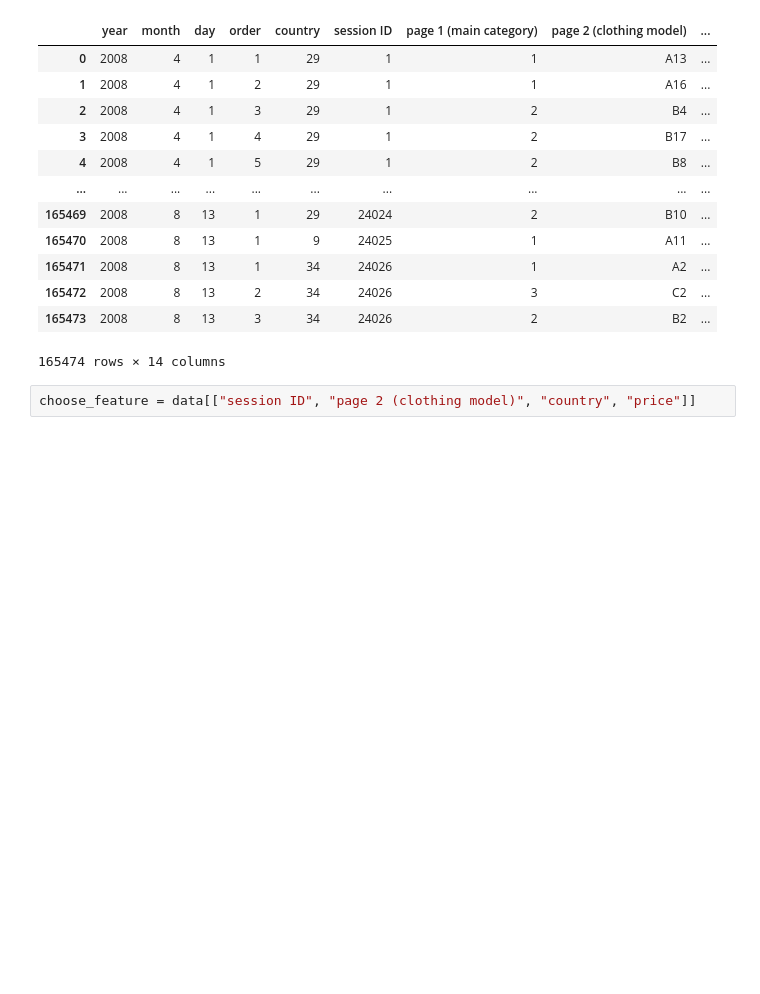
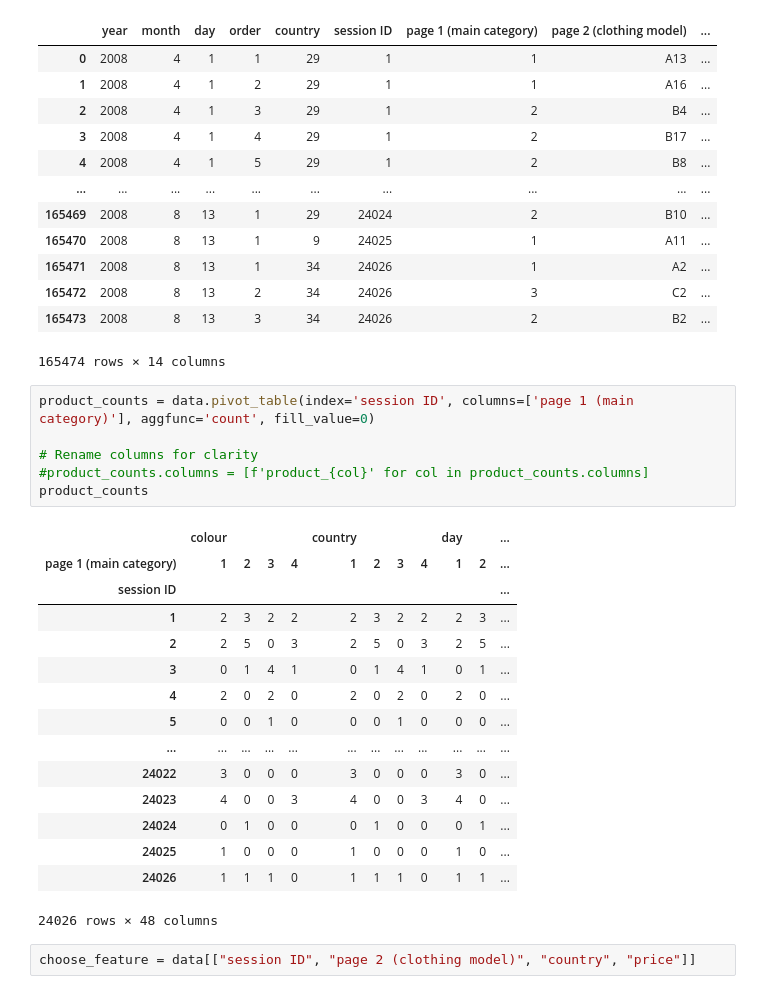
Before and after one commit to DacCute/Kmean-applying, a Jupyter notebook: Process/test.ipynb, the cells around one changed output. Cells and saved outputs as stored; diff of their text form; blank space fills up the shorter version.

```diff
--- a/Process/test.ipynb
+++ b/Process/test.ipynb
@@ -22,6 +20,28 @@ data
 | 165472 | 2008 | 8 | 13 | 2 | 34 | 24026 | 3 | C2 | ... |
 | 165473 | 2008 | 8 | 13 | 3 | 34 | 24026 | 2 | B2 | ... |
 165474 rows × 14 columns
+# %%
+product_counts = data.pivot_table(index='session ID', columns=['page 1 (main category)'], aggfunc='count', fill_value=0)
+
+# Rename columns for clarity
+#product_counts.columns = [f'product_{col}' for col in product_counts.columns]
+product_counts
+# %% [output]
+|  | colour |  |  |  | country |  |  |  | day |  | ... |
+| page 1 (main category) | 1 | 2 | 3 | 4 | 1 | 2 | 3 | 4 | 1 | 2 | ... |
+| session ID |  |  |  |  |  |  |  |  |  |  | ... |
+| 1 | 2 | 3 | 2 | 2 | 2 | 3 | 2 | 2 | 2 | 3 | ... |
+| 2 | 2 | 5 | 0 | 3 | 2 | 5 | 0 | 3 | 2 | 5 | ... |
+| 3 | 0 | 1 | 4 | 1 | 0 | 1 | 4 | 1 | 0 | 1 | ... |
+| 4 | 2 | 0 | 2 | 0 | 2 | 0 | 2 | 0 | 2 | 0 | ... |
+| 5 | 0 | 0 | 1 | 0 | 0 | 0 | 1 | 0 | 0 | 0 | ... |
+| ... | ... | ... | ... | ... | ... | ... | ... | ... | ... | ... | ... |
+| 24022 | 3 | 0 | 0 | 0 | 3 | 0 | 0 | 0 | 3 | 0 | ... |
+| 24023 | 4 | 0 | 0 | 3 | 4 | 0 | 0 | 3 | 4 | 0 | ... |
+| 24024 | 0 | 1 | 0 | 0 | 0 | 1 | 0 | 0 | 0 | 1 | ... |
+| 24025 | 1 | 0 | 0 | 0 | 1 | 0 | 0 | 0 | 1 | 0 | ... |
+| 24026 | 1 | 1 | 1 | 0 | 1 | 1 | 1 | 0 | 1 | 1 | ... |
+24026 rows × 48 columns
 # %%
 choose_feature = data[["session ID", "page 2 (clothing model)", "country", "price"]]
 # %%
```
Also changed, not shown: parts of 10 cells of this notebook, 3 other files.
